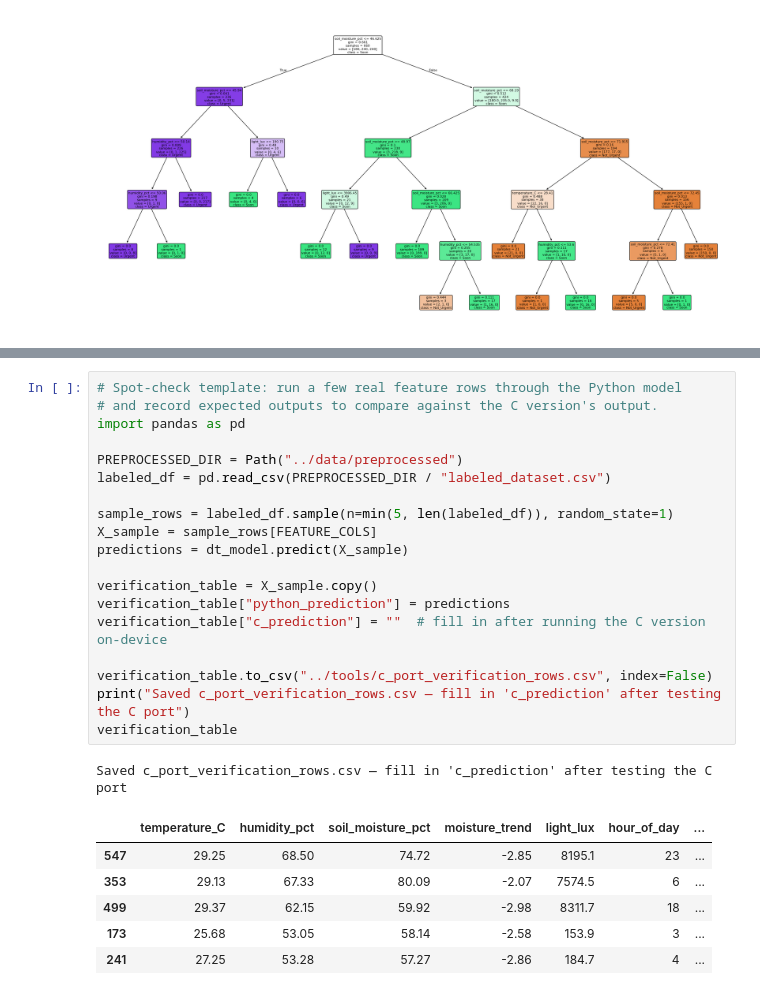
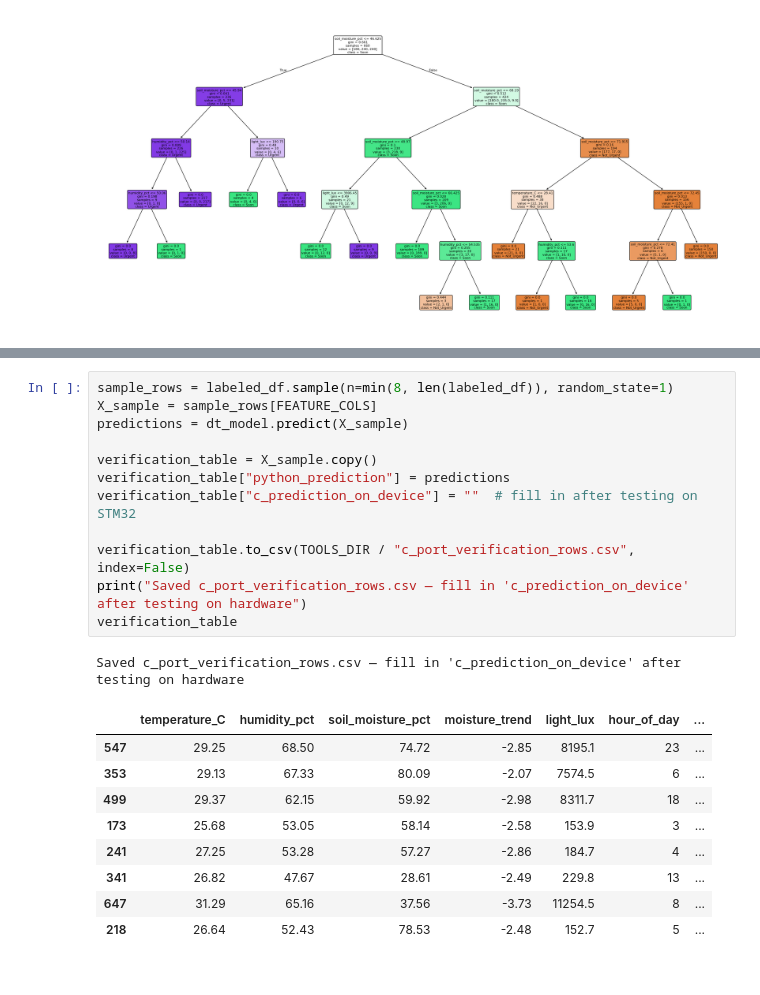
Before and after one commit to Sakhiur2022/HydroSense, a Jupyter notebook: ml/notebooks/10_decision_tree_export_for_deployment.ipynb, the cells around one changed output, grey strips where cells are left out. Saved outputs shown, nothing was run; the diff lists cells and outputs as text.

```diff
--- a/ml/notebooks/10_decision_tree_export_for_deployment.ipynb
+++ b/ml/notebooks/10_decision_tree_export_for_deployment.ipynb
@@ -172,27 +229,23 @@ wrong while your evaluation numbers (based on the Python model) stay looking fin
 # %%
-# Spot-check template: run a few real feature rows through the Python model
-# and record expected outputs to compare against the C version's output.
-import pandas as pd
-
-PREPROCESSED_DIR = Path("../data/preprocessed")
-labeled_df = pd.read_csv(PREPROCESSED_DIR / "labeled_dataset.csv")
-
-sample_rows = labeled_df.sample(n=min(5, len(labeled_df)), random_state=1)
+sample_rows = labeled_df.sample(n=min(8, len(labeled_df)), random_state=1)
 X_sample = sample_rows[FEATURE_COLS]
 predictions = dt_model.predict(X_sample)
 
 verification_table = X_sample.copy()
 verification_table["python_prediction"] = predictions
-verification_table["c_prediction"] = ""  # fill in after running the C version on-device
+verification_table["c_prediction_on_device"] = ""  # fill in after testing on STM32
 
-verification_table.to_csv("../tools/c_port_verification_rows.csv", index=False)
-print("Saved c_port_verification_rows.csv — fill in 'c_prediction' after testing the C port")
+verification_table.to_csv(TOOLS_DIR / "c_port_verification_rows.csv", index=False)
+print("Saved c_port_verification_rows.csv — fill in 'c_prediction_on_device' after testing on hardware")
 verification_table
 # %% [output]
-Saved c_port_verification_rows.csv — fill in 'c_prediction' after testing the C port
+Saved c_port_verification_rows.csv — fill in 'c_prediction_on_device' after testing on hardware
 |  | temperature_C | humidity_pct | soil_moisture_pct | moisture_trend | light_lux | hour_of_day | ... |
 | 547 | 29.25 | 68.50 | 74.72 | -2.85 | 8195.1 | 23 | ... |
 | 353 | 29.13 | 67.33 | 80.09 | -2.07 | 7574.5 | 6 | ... |
 | 499 | 29.37 | 62.15 | 59.92 | -2.98 | 8311.7 | 18 | ... |
 | 173 | 25.68 | 53.05 | 58.14 | -2.58 | 153.9 | 3 | ... |
 | 241 | 27.25 | 53.28 | 57.27 | -2.86 | 184.7 | 4 | ... |
+| 341 | 26.82 | 47.67 | 28.61 | -2.49 | 229.8 | 13 | ... |
+| 647 | 31.29 | 65.16 | 37.56 | -3.73 | 11254.5 | 8 | ... |
+| 218 | 26.64 | 52.43 | 78.53 | -2.48 | 152.7 | 5 | ... |
```
Also changed, not shown: parts of 19 cells of this notebook.
